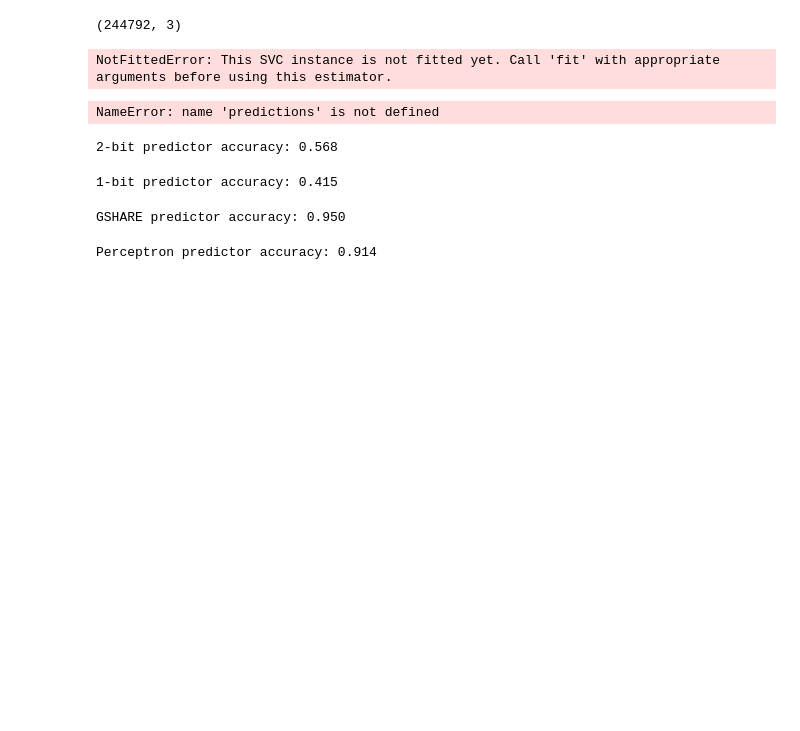
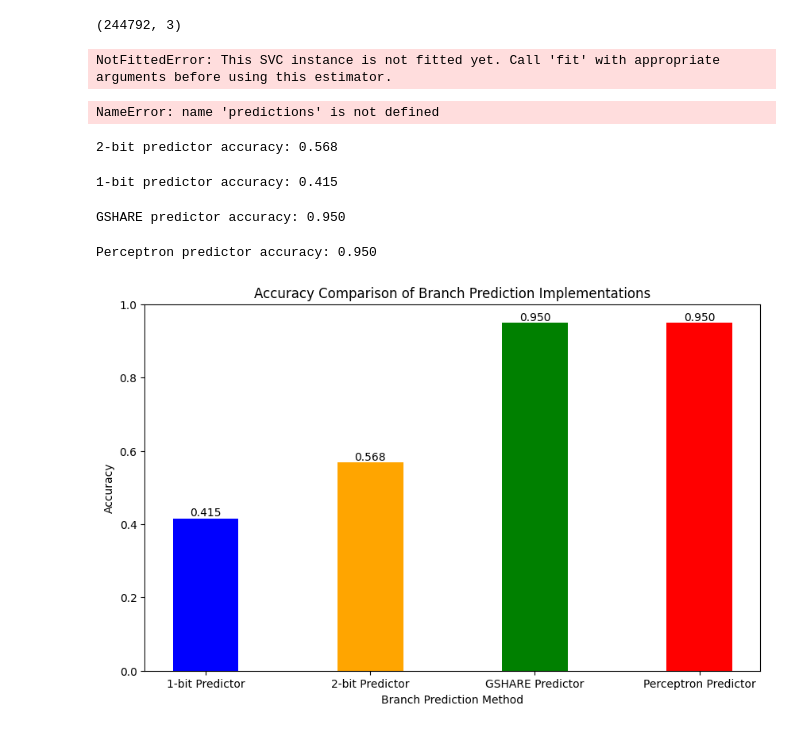
Before and after one commit to gekapakos/BranchPredictionAI, a Jupyter notebook: BranchPredictionAI.ipynb, the cells around one changed output. Saved outputs shown, nothing was run; the diff lists cells and outputs as text; code cells hidden in the pictures; blank space fills up the shorter version.

Commit message:
Final comparison of all models.

```diff
--- a/BranchPredictionAI.ipynb
+++ b/BranchPredictionAI.ipynb
@@ -180,8 +180,8 @@ for outcome in y_test:
     predictions.append(predictor.predict())
     predictor.update(outcome)
 # Calculate accuracy
-accuracy = accuracy_score(y_test, predictions)
-print(f"2-bit predictor accuracy: {accuracy:.3f}")
+accuracy_2bit = accuracy_score(y_test, predictions)
+print(f"2-bit predictor accuracy: {accuracy_2bit:.3f}")
 # %% [output]
 2-bit predictor accuracy: 0.568
 # %%
@@ -207,8 +207,8 @@ for outcome in y_test:
     predictor.update(outcome)
 
 # Calculate accuracy
-accuracy = accuracy_score(y_test, predictions)
-print(f"1-bit predictor accuracy: {accuracy:.3f}")
+accuracy_1bit = accuracy_score(y_test, predictions)
+print(f"1-bit predictor accuracy: {accuracy_1bit:.3f}")
 # %% [output]
 1-bit predictor accuracy: 0.415
 # %%
@@ -241,7 +241,7 @@ for pc, outcome in zip(X_test['branch_addr'], y_test):
     predictor.update(pc, outcome)
 
 # Calculate accuracy
-accuracy = accuracy_score(y_test, predictions)
+accuracy_gshare = accuracy_score(y_test, predictions)
 print(f"GSHARE predictor accuracy: {accuracy:.3f}")
 # %% [output]
 GSHARE predictor accuracy: 0.950
@@ -249,7 +249,7 @@ GSHARE predictor accuracy: 0.950
 # Perceptron Neural Network
 
 class PerceptronBranchPredictor:
-    def __init__(self, history_length=11, threshold=1):
+    def __init__(self, history_length=6, threshold=0):
         self.history_length = history_length
         self.threshold = threshold
         # Initialize weights and bias
@@ -283,14 +283,39 @@ class PerceptronBranchPredictor:
         self.history = [actual_outcome] + self.history[:-1]
 
 # Initialize the predictor
-predictor = PerceptronBranchPredictor(history_length=1)
+predictor = PerceptronBranchPredictor(history_length=6)
 # Simulate the prediction process
 for i, outcome in enumerate(y_test):
     prediction = predictor.predict()
     predictor.update(outcome)
 
 # Calculate accuracy
-accuracy_new = accuracy_score(y_test, predictions)
-print(f"Perceptron predictor accuracy: {accuracy_new:.3f}")
+accuracy_perceptron = accuracy_score(y_test, predictions)
+print(f"Perceptron predictor accuracy: {accuracy_perceptron:.3f}")
 # %% [output]
-Perceptron predictor accuracy: 0.914
+Perceptron predictor accuracy: 0.950
+# %%
+# Compare accuracies of different branch prediction implementations
+accuracies = {
+    "1-bit Predictor": accuracy_1bit,
+    "2-bit Predictor": accuracy_2bit,
+    "GSHARE Predictor": accuracy_gshare,
+    "Perceptron Predictor": accuracy_perceptron
+}
+
+# Plot the accuracies
+plt.figure(figsize=(10, 6))
+bars = plt.bar(accuracies.keys(), accuracies.values(), color=['blue', 'orange', 'green', 'red'], width=0.4)
+
+# Add accuracy values on top of each bar
+for bar in bars:
+    height = bar.get_height()
+    plt.text(bar.get_x() + bar.get_width() / 2, height, f'{height:.3f}', ha='center', va='bottom')
+
+plt.title("Accuracy Comparison of Branch Prediction Implementations")
+plt.ylabel("Accuracy")
+plt.xlabel("Branch Prediction Method")
+plt.ylim(0, 1)
+plt.show()
+# %% [output]
+[figure, added]
```
